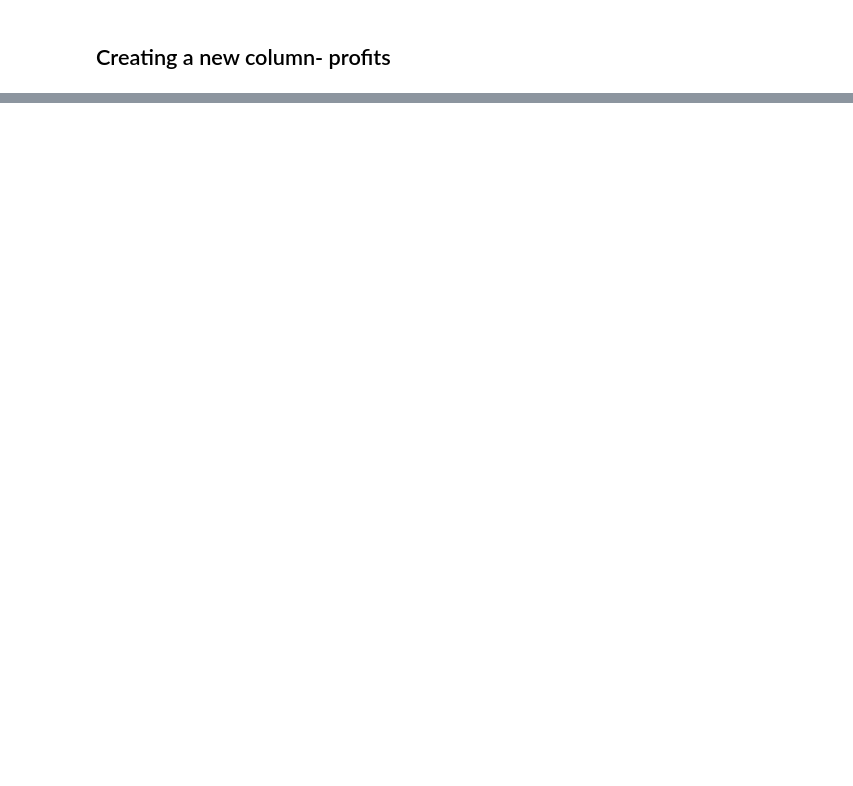
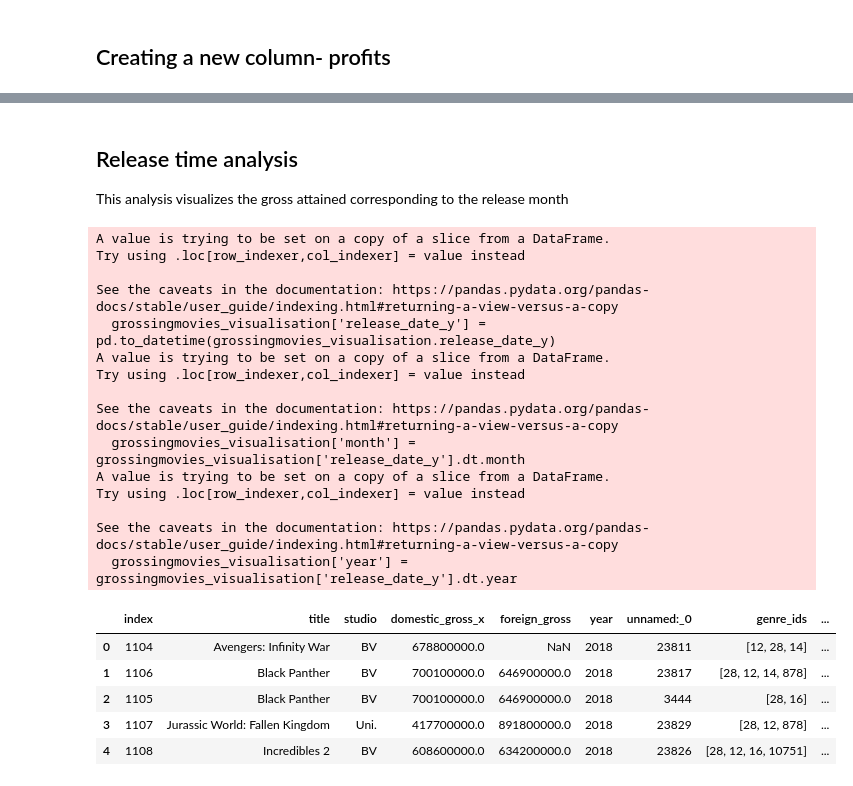
Before and after one commit to josephinemaro/dsc-phase-1-project-v2-4, a Jupyter notebook: student.ipynb, the cells around one changed output, grey strips where cells are left out. Drawn from its saved outputs; the diff is of its cells as text; code cells hidden in the pictures; blank space fills up the shorter version.

```diff
--- a/student.ipynb
+++ b/student.ipynb
@@ -634,3 +634,35 @@ See the caveats in the documentation: https://pandas.pydata.org/pandas-docs/stab
 | 41 | 1113 | Ant-Man and the Wasp | BV | 216600000.0 | 406000000.0 | 2018 | 23816 | [28, 12, 878, 35] | ... |
 | 42 | 1000 | Transformers: The Last Knight | Par. | 130199999.0 | 475300000.0 | 2017 | 20642 | [28, 878, 53, 12] | ... |
 | 43 | 1114 | Ready Player One | WB | 137700000.0 | 445200000.0 | 2018 | 23840 | [12, 878] | ... |
+# %% [markdown]
+## Release time analysis
+This analysis visualizes the gross attained corresponding to the release month
+# %%
+#Change the date format
+grossingmovies_visualisation['release_date_y'] = pd.to_datetime(grossingmovies_visualisation.release_date_y)
+#Creating separate columns for release year and month
+grossingmovies_visualisation['month'] = grossingmovies_visualisation['release_date_y'].dt.month
+grossingmovies_visualisation['year'] = grossingmovies_visualisation['release_date_y'].dt.year
+grossingmovies_visualisation.head()
+# %% [output]
+A value is trying to be set on a copy of a slice from a DataFrame.
+Try using .loc[row_indexer,col_indexer] = value instead
+
+See the caveats in the documentation: https://pandas.pydata.org/pandas-docs/stable/user_guide/indexing.html#returning-a-view-versus-a-copy
+  grossingmovies_visualisation['release_date_y'] = pd.to_datetime(grossingmovies_visualisation.release_date_y)
+A value is trying to be set on a copy of a slice from a DataFrame.
+Try using .loc[row_indexer,col_indexer] = value instead
+
+See the caveats in the documentation: https://pandas.pydata.org/pandas-docs/stable/user_guide/indexing.html#returning-a-view-versus-a-copy
+  grossingmovies_visualisation['month'] = grossingmovies_visualisation['release_date_y'].dt.month
+A value is trying to be set on a copy of a slice from a DataFrame.
+Try using .loc[row_indexer,col_indexer] = value instead
+
+See the caveats in the documentation: https://pandas.pydata.org/pandas-docs/stable/user_guide/indexing.html#returning-a-view-versus-a-copy
+  grossingmovies_visualisation['year'] = grossingmovies_visualisation['release_date_y'].dt.year
+|  | index | title | studio | domestic_gross_x | foreign_gross | year | unnamed:_0 | genre_ids | ... |
+| 0 | 1104 | Avengers: Infinity War | BV | 678800000.0 | NaN | 2018 | 23811 | [12, 28, 14] | ... |
+| 1 | 1106 | Black Panther | BV | 700100000.0 | 646900000.0 | 2018 | 23817 | [28, 12, 14, 878] | ... |
+| 2 | 1105 | Black Panther | BV | 700100000.0 | 646900000.0 | 2018 | 3444 | [28, 16] | ... |
+| 3 | 1107 | Jurassic World: Fallen Kingdom | Uni. | 417700000.0 | 891800000.0 | 2018 | 23829 | [28, 12, 878] | ... |
+| 4 | 1108 | Incredibles 2 | BV | 608600000.0 | 634200000.0 | 2018 | 23826 | [28, 12, 16, 10751] | ... |
```
Also changed, not shown: parts of 2 cells of this notebook.
